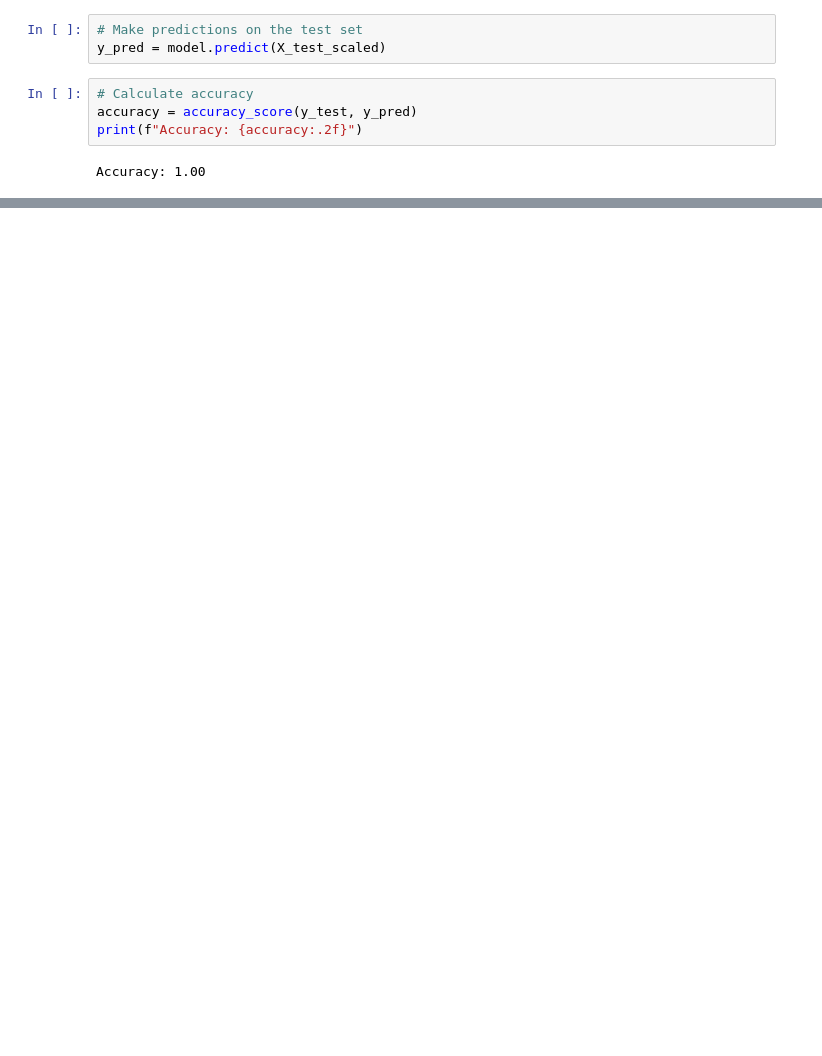
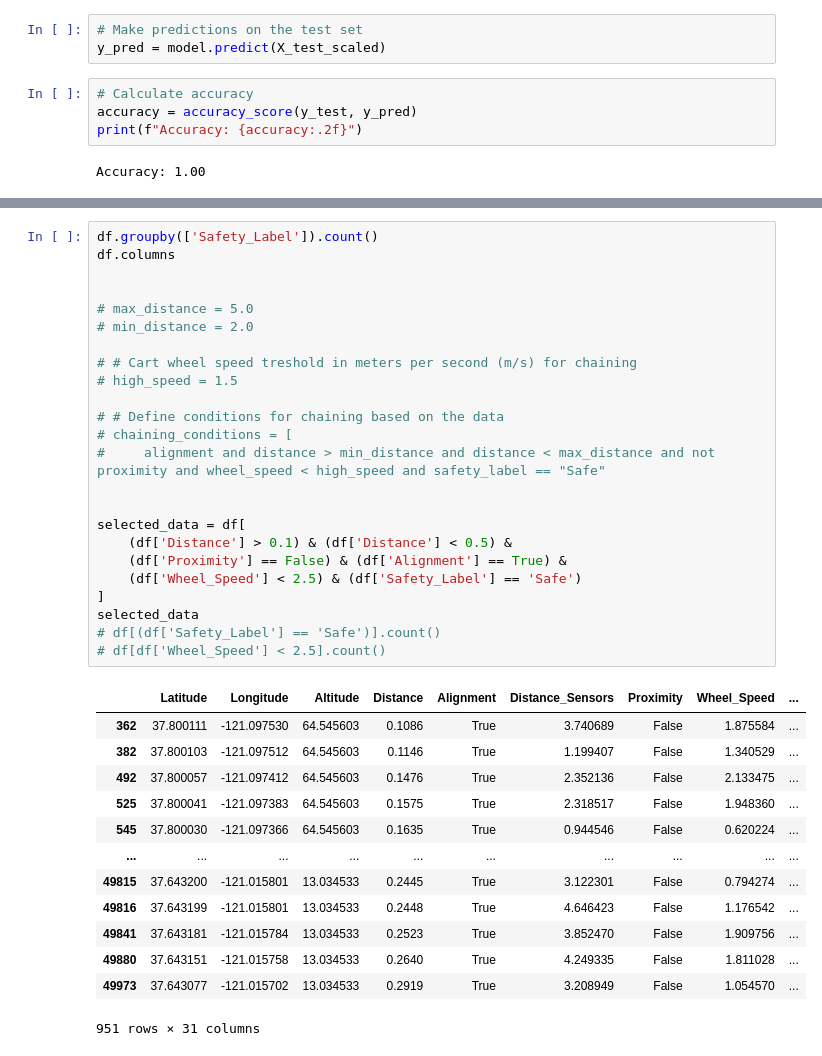
Before and after one commit to Eden-Alem/cart-er, a Jupyter notebook: Data Science/Code/machine_learning.ipynb, the cells around one changed output, grey strips where cells are left out. Drawn from its saved outputs; the diff is of its cells as text; blank space fills up the shorter version.

```diff
--- a/Data Science/Code/machine_learning.ipynb
+++ b/Data Science/Code/machine_learning.ipynb
@@ -302,0 +328,38 @@ plt.show()
+# %%
+df.groupby(['Safety_Label']).count()
+df.columns
+
+
+# max_distance = 5.0
+# min_distance = 2.0
+
+# # Cart wheel speed treshold in meters per second (m/s) for chaining
+# high_speed = 1.5
+
+# # Define conditions for chaining based on the data
+# chaining_conditions = [
+#     alignment and distance > min_distance and distance < max_distance and not proximity and wheel_speed < high_speed and safety_label == "Safe"
+
+
+selected_data = df[
+    (df['Distance'] > 0.1) & (df['Distance'] < 0.5) &
+    (df['Proximity'] == False) & (df['Alignment'] == True) &
+    (df['Wheel_Speed'] < 2.5) & (df['Safety_Label'] == 'Safe')
+]
+selected_data
+# df[(df['Safety_Label'] == 'Safe')].count()
+# df[df['Wheel_Speed'] < 2.5].count()
+# %% [output]
+|  | Latitude | Longitude | Altitude | Distance | Alignment | Distance_Sensors | Proximity | Wheel_Speed | ... |
+| 362 | 37.800111 | -121.097530 | 64.545603 | 0.1086 | True | 3.740689 | False | 1.875584 | ... |
+| 382 | 37.800103 | -121.097512 | 64.545603 | 0.1146 | True | 1.199407 | False | 1.340529 | ... |
+| 492 | 37.800057 | -121.097412 | 64.545603 | 0.1476 | True | 2.352136 | False | 2.133475 | ... |
+| 525 | 37.800041 | -121.097383 | 64.545603 | 0.1575 | True | 2.318517 | False | 1.948360 | ... |
+| 545 | 37.800030 | -121.097366 | 64.545603 | 0.1635 | True | 0.944546 | False | 0.620224 | ... |
+| ... | ... | ... | ... | ... | ... | ... | ... | ... | ... |
+| 49815 | 37.643200 | -121.015801 | 13.034533 | 0.2445 | True | 3.122301 | False | 0.794274 | ... |
+| 49816 | 37.643199 | -121.015801 | 13.034533 | 0.2448 | True | 4.646423 | False | 1.176542 | ... |
+| 49841 | 37.643181 | -121.015784 | 13.034533 | 0.2523 | True | 3.852470 | False | 1.909756 | ... |
+| 49880 | 37.643151 | -121.015758 | 13.034533 | 0.2640 | True | 4.249335 | False | 1.811028 | ... |
+| 49973 | 37.643077 | -121.015702 | 13.034533 | 0.2919 | True | 3.208949 | False | 1.054570 | ... |
+951 rows × 31 columns
```
Also changed, not shown: parts of 14 cells of this notebook, 10 other files.
